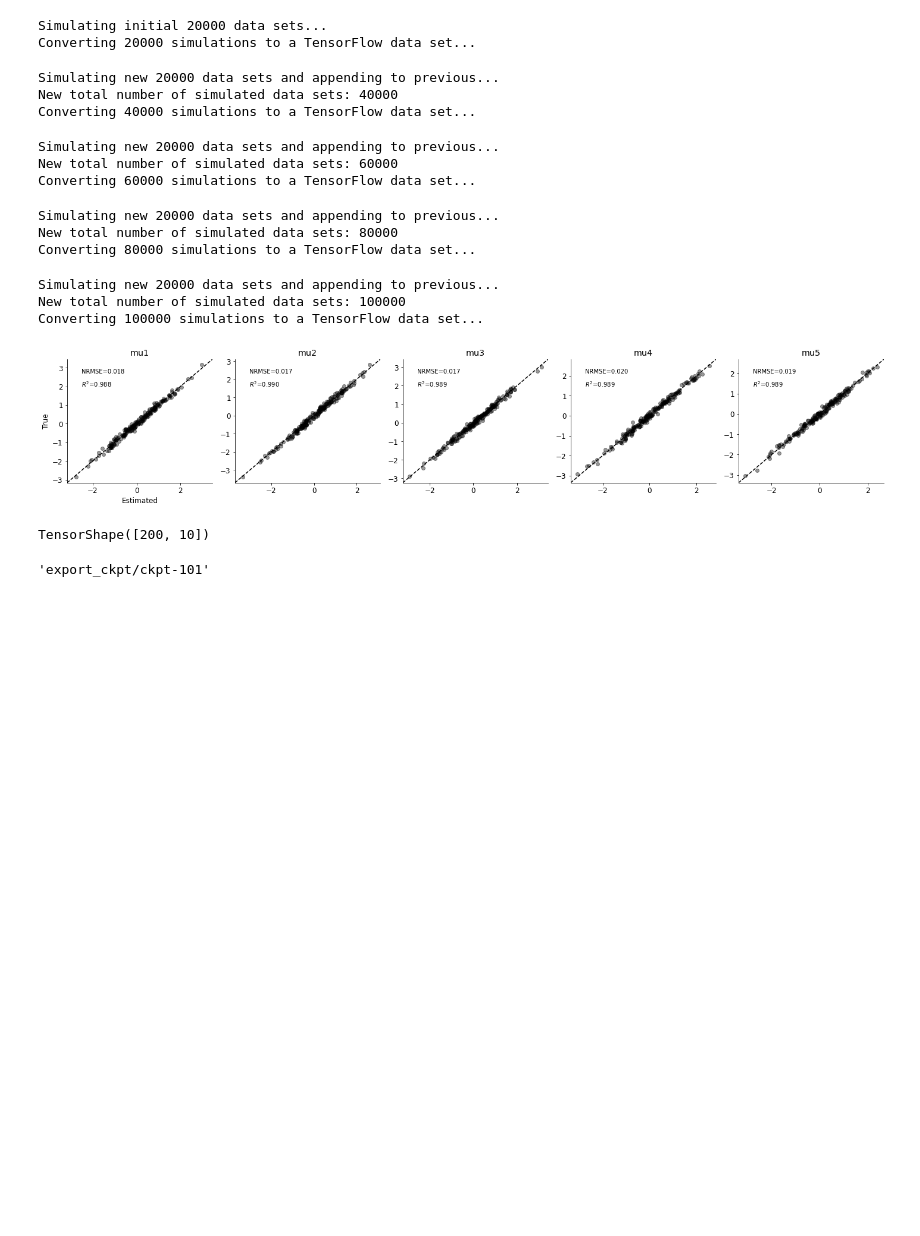
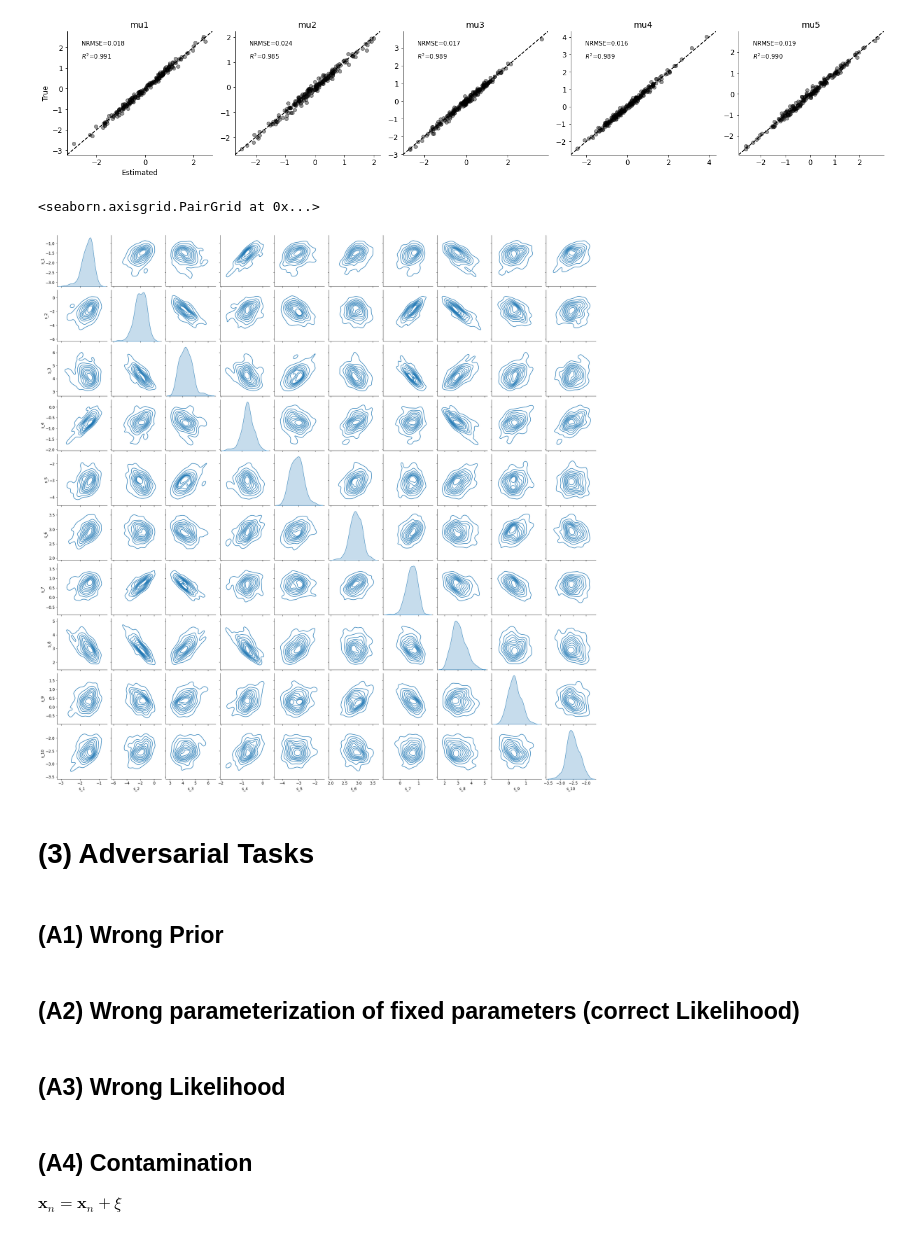
Before and after one commit to marvinschmitt/AdversarialBF, a Jupyter notebook: abf_gaussian.ipynb, the cells around one changed output. Cells and saved outputs as stored; diff of their text form; code cells hidden in the pictures; blank space fills up the shorter version.

Commit message:
add SummaryNet output plot

```diff
--- a/abf_gaussian.ipynb
+++ b/abf_gaussian.ipynb
@@ -256,7 +177,7 @@ inference_meta = {
     'permute': True
 }
 
-inference_net = InvertibleNetwork({'n_params': D})
+inference_net = InvertibleNetwork(inference_meta)
 
 amortizer = SingleModelAmortizer(inference_net, summary_net)
 # %%
@@ -270,20 +193,5 @@ Initializing networks from scratch.
 # %%
 losses = trainer.train_rounds(epochs=10, rounds=5, sim_per_round=20000, batch_size=1024, n_obs=100)
-# %% [output]
-Simulating initial 20000 data sets...
-Converting 20000 simulations to a TensorFlow data set...
-Simulating new 20000 data sets and appending to previous...
-New total number of simulated data sets: 40000
-Converting 40000 simulations to a TensorFlow data set...
-Simulating new 20000 data sets and appending to previous...
-New total number of simulated data sets: 60000
-Converting 60000 simulations to a TensorFlow data set...
-Simulating new 20000 data sets and appending to previous...
-New total number of simulated data sets: 80000
-Converting 80000 simulations to a TensorFlow data set...
-Simulating new 20000 data sets and appending to previous...
-New total number of simulated data sets: 100000
-Converting 100000 simulations to a TensorFlow data set...
 # %%
 # Validate (quick and dirty)
 p, x = trainer._forward_inference(200, 100)
@@ -291,12 +199,23 @@ param_samples = trainer.network.sample(x, n_samples=200)
 param_means = param_samples.mean(axis=0)
 true_vs_estimated(p, param_means, ['mu{}'.format(i) for i in range(1, 5+1)], figsize=(20,4))
 # %% [output]
-[figure, old version]
+[figure, new version]
-# %%
-trainer.network.summary_net(x).shape
-# %% [output]
-TensorShape([200, 10])
-# %%
-trainer.manager.save()
-# %% [output]
-'export_ckpt/ckpt-101'
+# %%
+s = trainer.network.summary_net(x)
+s = np.array(s)
+# %%
+sns.pairplot(pd.DataFrame(s, columns=['s_{}'.format(i) for i in range(1, s.shape[1]+1)]), kind="kde")
+# %% [output]
+<seaborn.axisgrid.PairGrid at 0x...>
+[figure, added]
+# %% [markdown]
+# (3) Adversarial Tasks
+# %% [markdown]
+## (A1) Wrong Prior
+# %% [markdown]
+## (A2) Wrong parameterization of fixed parameters (correct Likelihood)
+# %% [markdown]
+## (A3) Wrong Likelihood
+# %% [markdown]
+## (A4) Contamination
+$\mathbf{x}_n = \mathbf{x}_n + \xi$
```
Also changed, not shown: parts of 8 cells of this notebook, 3 other files.
